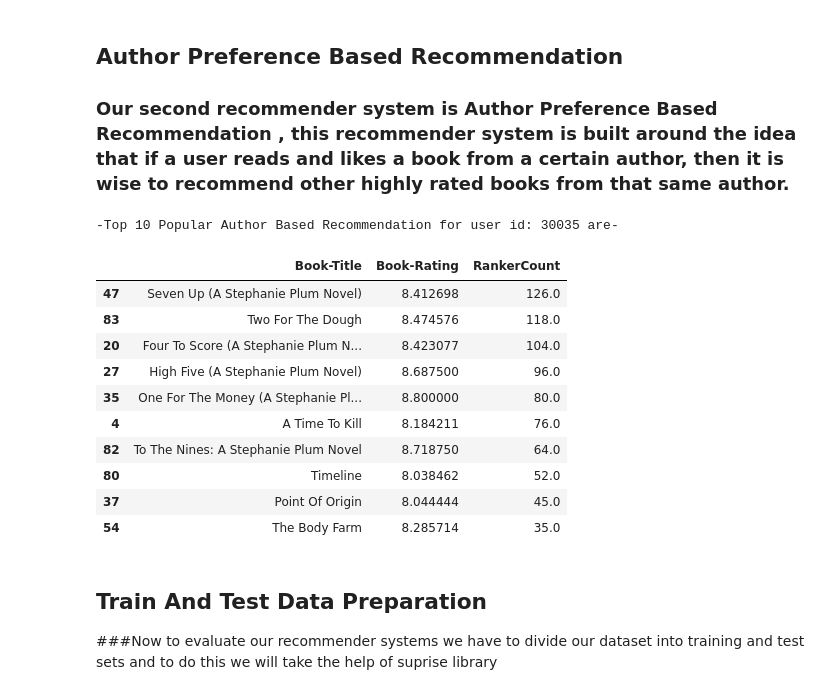
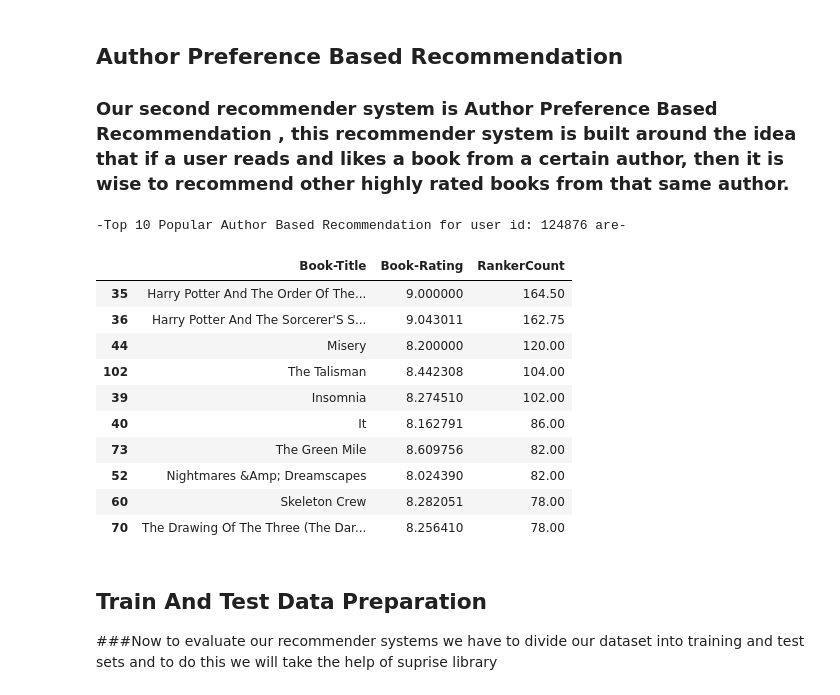
Before and after one commit to Yash1289/Book_Recommendations, a Jupyter notebook: Book_Recommender_System.ipynb, the cells around one changed output. Saved outputs shown, nothing was run; the diff lists cells and outputs as text; code cells hidden in the pictures.

```diff
--- a/Book_Recommender_System.ipynb
+++ b/Book_Recommender_System.ipynb
@@ -184,7 +184,7 @@ books_df[books_df["ISBN"].str.len() != 10 ]
 # %%
 #Reading the Users csv file as a pandas dataframe
 
-users_path = "/content/drive/MyDrive/Colab Notebooks/data_book_recommendation/Users.csv"
+users_path = "/content/drive/MyDrive/Colab Notebooks/AlmaBetter/Python For DataScience/Book Recommender System/Users.csv"
 users_df = pd.read_csv(users_path , low_memory = False)
 # %%
 #Checking the head of the users dataframe
@@ -314,7 +314,7 @@ users_df.head()
 # %%
 #Reading the Ratings csv file as a pandas dataframe
 
-ratings_path = "/content/drive/MyDrive/Colab Notebooks/data_book_recommendation/Ratings.csv"
+ratings_path = "/content/drive/MyDrive/Colab Notebooks/AlmaBetter/Python For DataScience/Book Recommender System/Ratings.csv"
 ratings_df = pd.read_csv(ratings_path , low_memory = False)
 # %%
 #Checking the head of the ratings dataframe
@@ -959,12 +915,13 @@ import numpy as np
 
 ### Our First Recommender System is kinda simpler one , this recommender system will only recommend the most popular books a certain user hasn't read yet. Though this recommender system doesn't scores well on novelty and diversity factor but it doesn't suffer from cold start problem and so comes in very handy while recommending items to new users
 # %%
-def getPopularityRanks(df, topn = 10, userId):
+def getPopularityRanks( df , userId , topn = 10):
 
   '''Function to get the records for the Top n most popular books'''
 
   read_books_title = list(df[df["User-ID"] == userId ]["Book-Title"].values)
-  df_unread = df[~df["Book-Title"].isin(read_books_title)]
+  reader_country = df[df["User-ID"] == 170513]["Country"].value_counts().index[0]
+  df_unread = df[(~df["Book-Title"].isin(read_books_title)) & (df["Country"] == reader_country)]
   df_recommendation = df_unread.groupby(["Book-Title"]).agg({ "User-ID" : "count" , "Book-Rating" : "mean"}).reset_index().sort_values(by = "User-ID" , ascending = False)
   return df_recommendation.reset_index().head(topn)
 # %%
@@ -1002,7 +959,7 @@ def get_authors(userId , df):
   #refined_author_set = set([ (x.lower()).capitalize() for x in author_set])
   return author_set
 # %%
-def getPopularityRanks(df, topn = 10 , userId):
+def getPopularityRanks(df, userId ,  topn = 10):
 
   '''Function to get the records for the Top n most popular books'''
 
@@ -1037,23 +994,23 @@ for author in authors_list:
 # %%
 #Filtering the dataframe so that it only contains books of those authors whose work they have already read and rated atleast once in the past
 filtered_df = recSys_df[recSys_df["Book-Author"].isin(authors_list)].copy()
 filtered_df["Author_Fact"] = filtered_df["Book-Author"].apply(author_multiplier, args = (authors_dict ,))
 
 print(f"-Top 10 Popular Author Based Recommendation for user id: {user_id} are-")
-getPopularityRanks(filtered_df , 10 , user_id)
+getPopularityRanks(filtered_df , user_id , 10 )
 # %% [output]
--Top 10 Popular Author Based Recommendation for user id: 30035 are-
+-Top 10 Popular Author Based Recommendation for user id: 124876 are-
 |  | Book-Title | Book-Rating | RankerCount |
-| 47 | Seven Up (A Stephanie Plum Novel) | 8.412698 | 126.0 |
-| 83 | Two For The Dough | 8.474576 | 118.0 |
-| 20 | Four To Score (A Stephanie Plum N... | 8.423077 | 104.0 |
-| 27 | High Five (A Stephanie Plum Novel) | 8.687500 | 96.0 |
-| 35 | One For The Money (A Stephanie Pl... | 8.800000 | 80.0 |
-| 4 | A Time To Kill | 8.184211 | 76.0 |
-| 82 | To The Nines: A Stephanie Plum Novel | 8.718750 | 64.0 |
-| 80 | Timeline | 8.038462 | 52.0 |
-| 37 | Point Of Origin | 8.044444 | 45.0 |
-| 54 | The Body Farm | 8.285714 | 35.0 |
+| 35 | Harry Potter And The Order Of The... | 9.000000 | 164.50 |
+| 36 | Harry Potter And The Sorcerer'S S... | 9.043011 | 162.75 |
+| 44 | Misery | 8.200000 | 120.00 |
+| 102 | The Talisman | 8.442308 | 104.00 |
+| 39 | Insomnia | 8.274510 | 102.00 |
+| 40 | It | 8.162791 | 86.00 |
+| 73 | The Green Mile | 8.609756 | 82.00 |
+| 52 | Nightmares &Amp; Dreamscapes | 8.024390 | 82.00 |
+| 60 | Skeleton Crew | 8.282051 | 78.00 |
+| 70 | The Drawing Of The Three (The Dar... | 8.256410 | 78.00 |
 # %% [markdown]
 ## **Train And Test Data Preparation**
 
```
Also changed, not shown: parts of 20 cells of this notebook.
